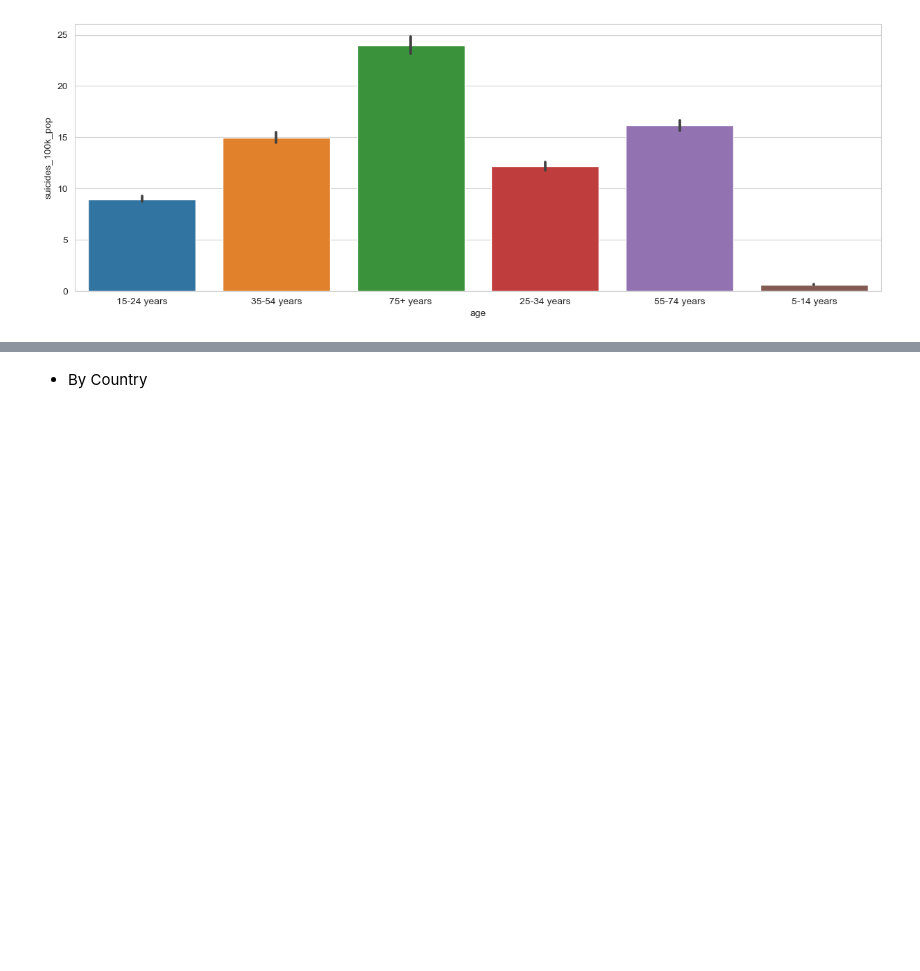
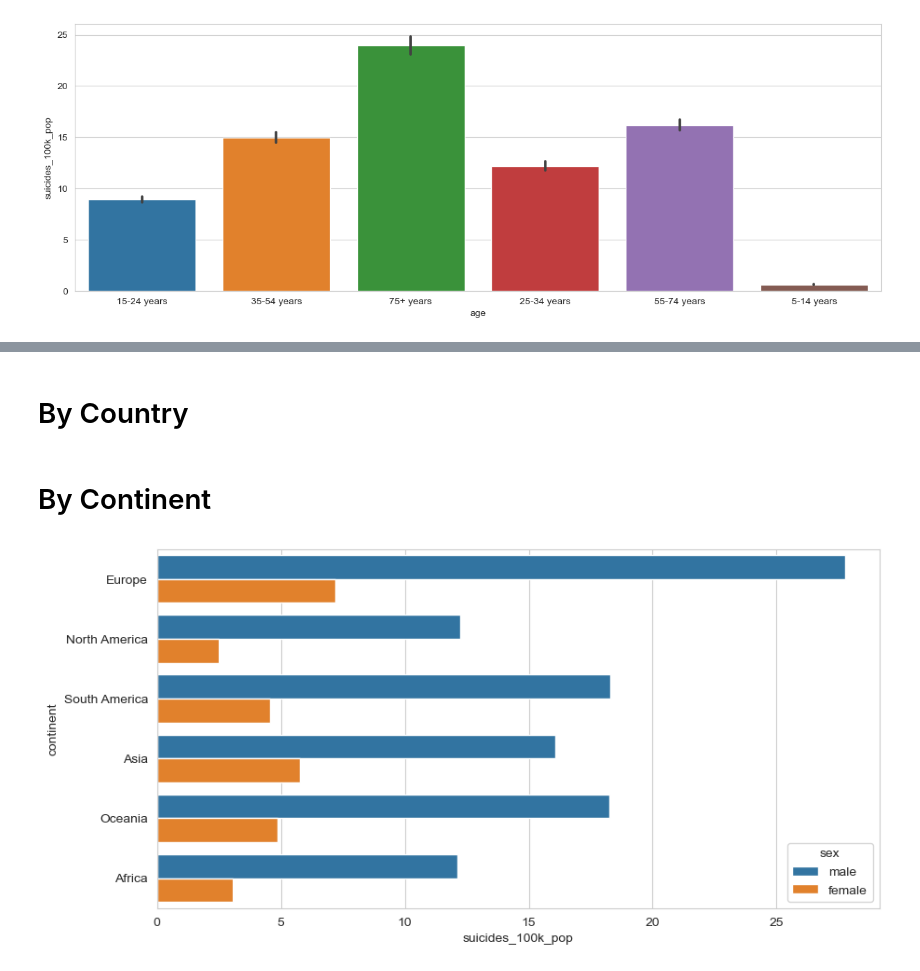
Before and after one commit to HamzaEnsar/SuicideDataset_Analysis, a Jupyter notebook: Suicide_Analysis.ipynb, the cells around one changed output, grey strips where cells are left out. Cells and saved outputs as stored; diff of their text form; code cells hidden in the pictures; blank space fills up the shorter version.

```diff
--- a/Suicide_Analysis.ipynb
+++ b/Suicide_Analysis.ipynb
@@ -367,2 +265,12 @@ plt.show()
 # %% [markdown]
-- By Country
+# By Country
+# %% [markdown]
+# By Continent
+# %%
+
+
+fig = plt.figure(figsize=(10,5))
+
+sns.barplot(data=df1,x = df1.suicides_100k_pop, y = df1.continent,hue=df1.sex,errorbar=None);
+# %% [output]
+[figure, added]
```
Also changed, not shown: parts of 36 cells of this notebook.
